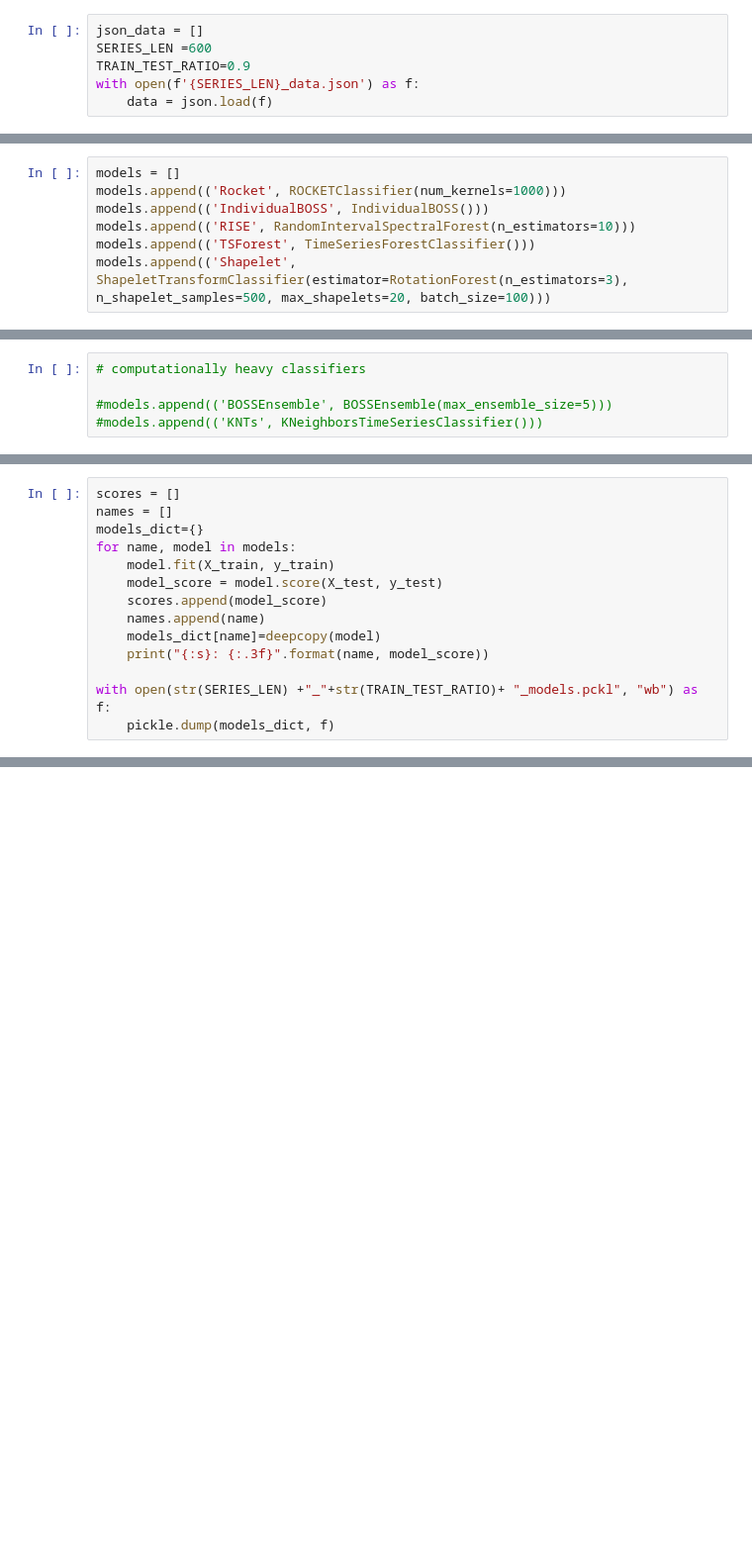
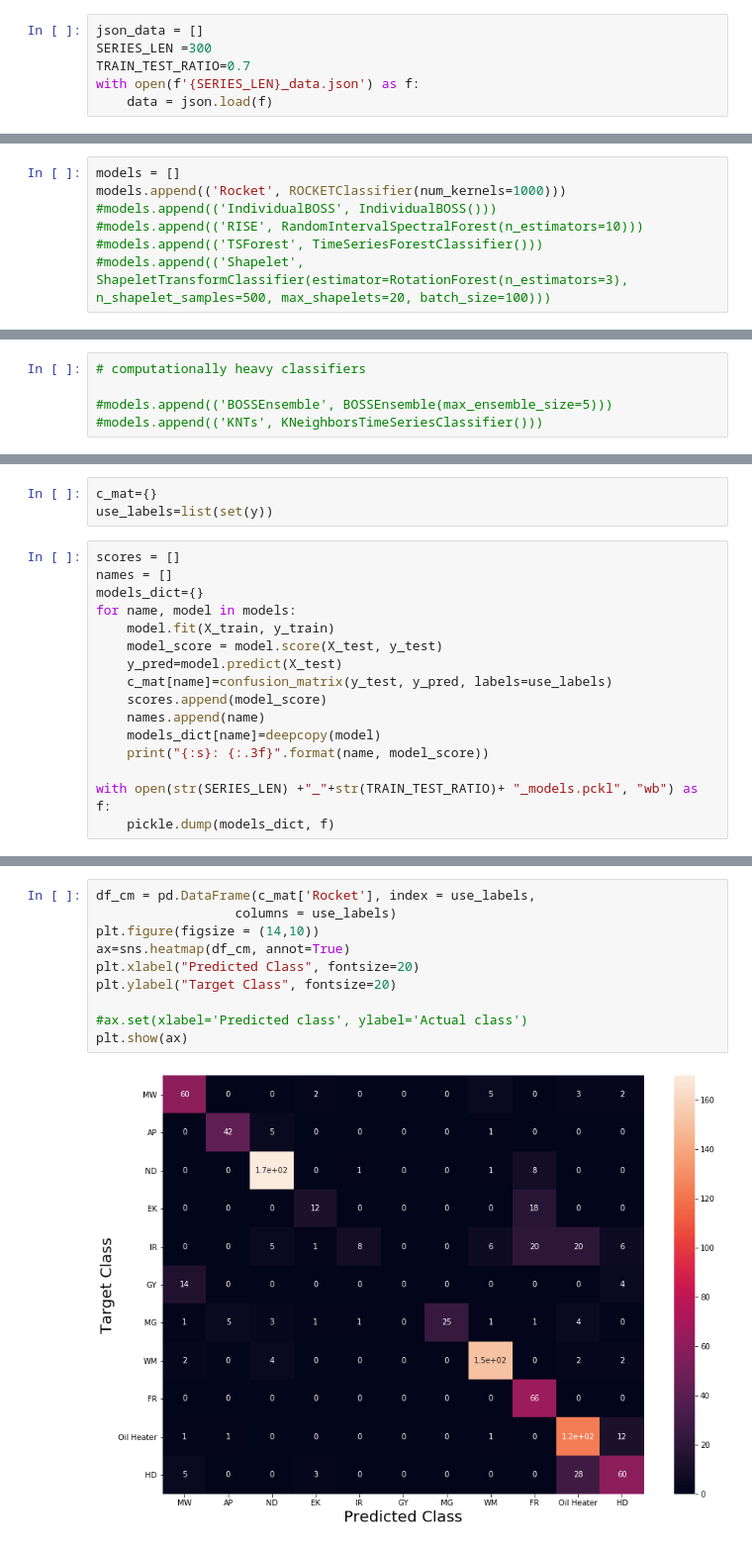
Before and after one commit to gsc2001/Applicance-Monitoring, a Jupyter notebook: ml_stuff/classifier.ipynb, the cells around one changed output, grey strips where cells are left out. Shown at 99% size. Saved outputs shown, nothing was run; the diff lists cells and outputs as text; blank space fills up the shorter version.

Commit message:
some progress with model

```diff
--- a/ml_stuff/classifier.ipynb
+++ b/ml_stuff/classifier.ipynb
@@ -18,8 +20,8 @@ from sktime.classification.interval_based import RandomIntervalSpectralForest, T
 from sktime.classification.distance_based import KNeighborsTimeSeriesClassifier
 # %%
 json_data = []
-SERIES_LEN =600
-TRAIN_TEST_RATIO=0.9
+SERIES_LEN =300
+TRAIN_TEST_RATIO=0.7
 with open(f'{SERIES_LEN}_data.json') as f:
     data = json.load(f)
 # %%
@@ -81,10 +89,10 @@ models=[]
 # %%
 models = []
 models.append(('Rocket', ROCKETClassifier(num_kernels=1000)))
-models.append(('IndividualBOSS', IndividualBOSS()))
-models.append(('RISE', RandomIntervalSpectralForest(n_estimators=10)))
-models.append(('TSForest', TimeSeriesForestClassifier()))
-models.append(('Shapelet', ShapeletTransformClassifier(estimator=RotationForest(n_estimators=3), n_shapelet_samples=500, max_shapelets=20, batch_size=100)))
+#models.append(('IndividualBOSS', IndividualBOSS()))
+#models.append(('RISE', RandomIntervalSpectralForest(n_estimators=10)))
+#models.append(('TSForest', TimeSeriesForestClassifier()))
+#models.append(('Shapelet', ShapeletTransformClassifier(estimator=RotationForest(n_estimators=3), n_shapelet_samples=500, max_shapelets=20, batch_size=100)))
 # %%
 # models.append(('ContractableBOSS', ContractableBOSS(n_parameter_samples=25, max_ensemble_size=5)))
 # %%
@@ -95,3 +123,6 @@ models.append(('Shapelet', ShapeletTransformClassifier(estimator=RotationForest(
+# %%
+c_mat={}
+use_labels=list(set(y))
 # %%
 scores = []
 names = []
@@ -99,6 +130,8 @@ models_dict={}
 for name, model in models:
     model.fit(X_train, y_train)
     model_score = model.score(X_test, y_test)
+    y_pred=model.predict(X_test)
+    c_mat[name]=confusion_matrix(y_test, y_pred, labels=use_labels)
     scores.append(model_score)
     names.append(name)
     models_dict[name]=deepcopy(model)
@@ -125,0 +170,12 @@ Shapelet: 0.824
+# %%
+df_cm = pd.DataFrame(c_mat['Rocket'], index = use_labels,
+                  columns = use_labels)
+plt.figure(figsize = (14,10))
+ax=sns.heatmap(df_cm, annot=True)
+plt.xlabel("Predicted Class", fontsize=20)
+plt.ylabel("Target Class", fontsize=20)
+
+#ax.set(xlabel='Predicted class', ylabel='Actual class')
+plt.show(ax)
+# %% [output]
+[figure, added]
```
Also changed, not shown: parts of 13 cells of this notebook, 21 other files.
